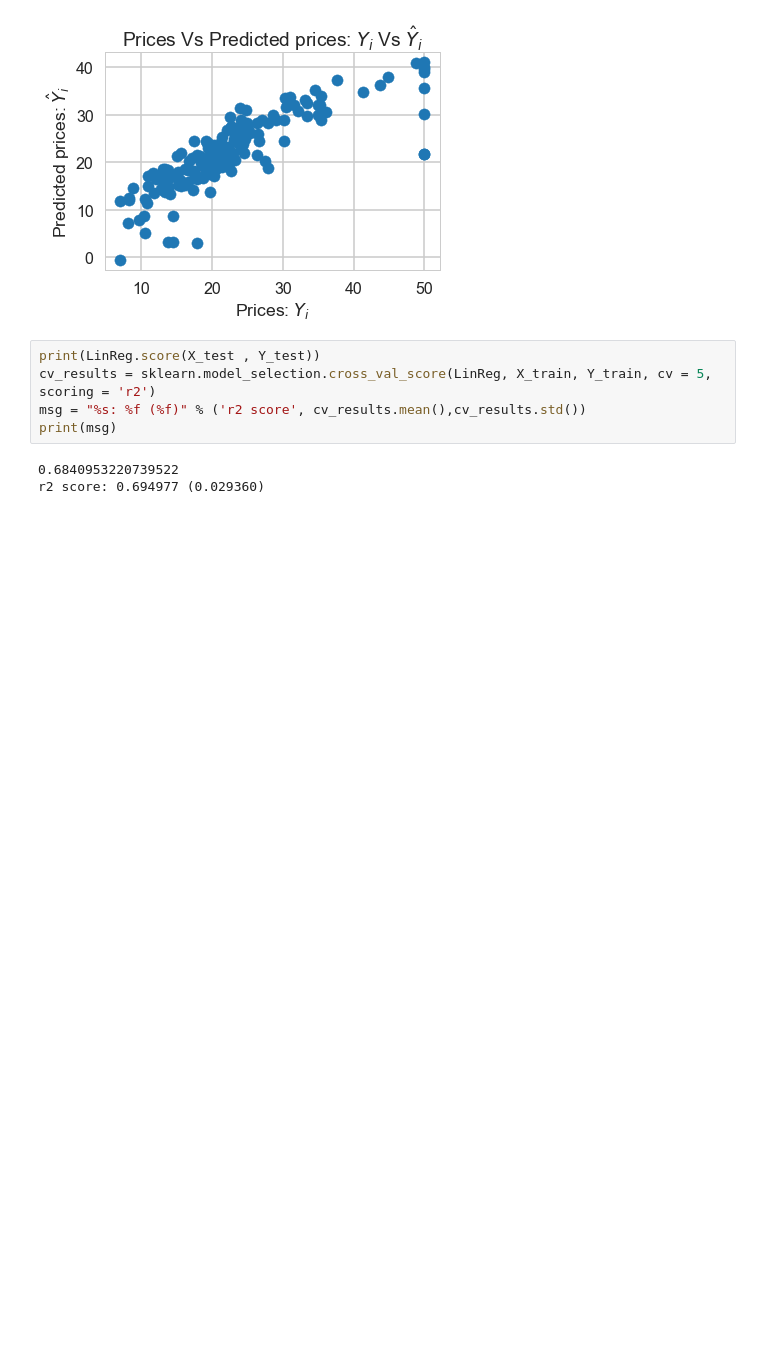
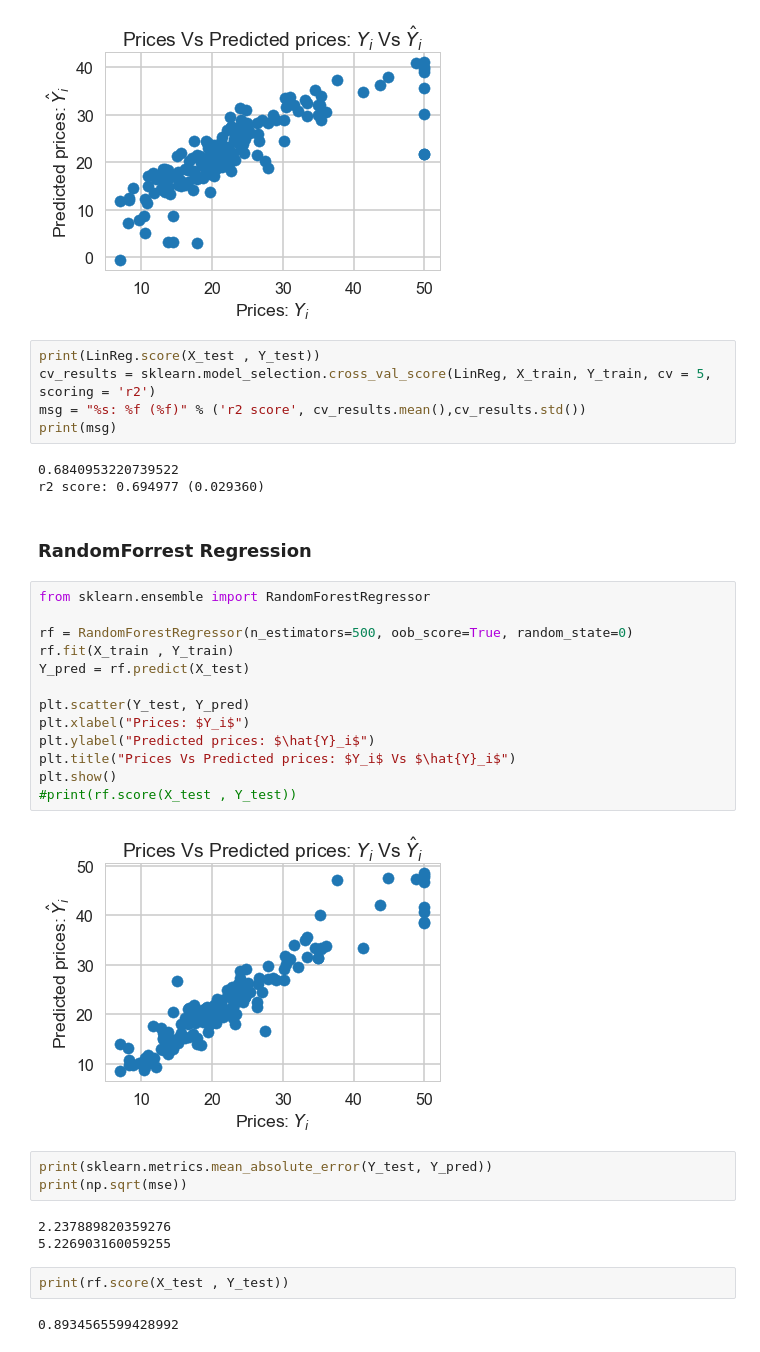
Before and after one commit to saheelahmed2/Boston-Housing-EDA, a Jupyter notebook: Boston Housing.ipynb, the cells around one changed output. Cells and saved outputs as stored; diff of their text form; blank space fills up the shorter version.

Commit message:
Add files via upload
Applied Random Forrest Regression. Achieved a r2 score of  89.

```diff
--- a/Boston Housing.ipynb
+++ b/Boston Housing.ipynb
@@ -445,3 +448,30 @@ print(msg)
 # %% [output]
 0.6840953220739522
 r2 score: 0.694977 (0.029360)
+# %% [markdown]
+### RandomForrest Regression
+# %%
+from sklearn.ensemble import RandomForestRegressor
+
+rf = RandomForestRegressor(n_estimators=500, oob_score=True, random_state=0)
+rf.fit(X_train , Y_train)
+Y_pred = rf.predict(X_test)
+
+plt.scatter(Y_test, Y_pred)
+plt.xlabel("Prices: $Y_i$")
+plt.ylabel("Predicted prices: $\hat{Y}_i$")
+plt.title("Prices Vs Predicted prices: $Y_i$ Vs $\hat{Y}_i$")
+plt.show()
+#print(rf.score(X_test , Y_test))
+# %% [output]
+[figure, added]
+# %%
+print(sklearn.metrics.mean_absolute_error(Y_test, Y_pred))
+print(np.sqrt(mse))
+# %% [output]
+2.237889820359276
+5.226903160059255
+# %%
+print(rf.score(X_test , Y_test))
+# %% [output]
+0.8934565599428992
```
Also changed, not shown: parts of 7 cells of this notebook.
